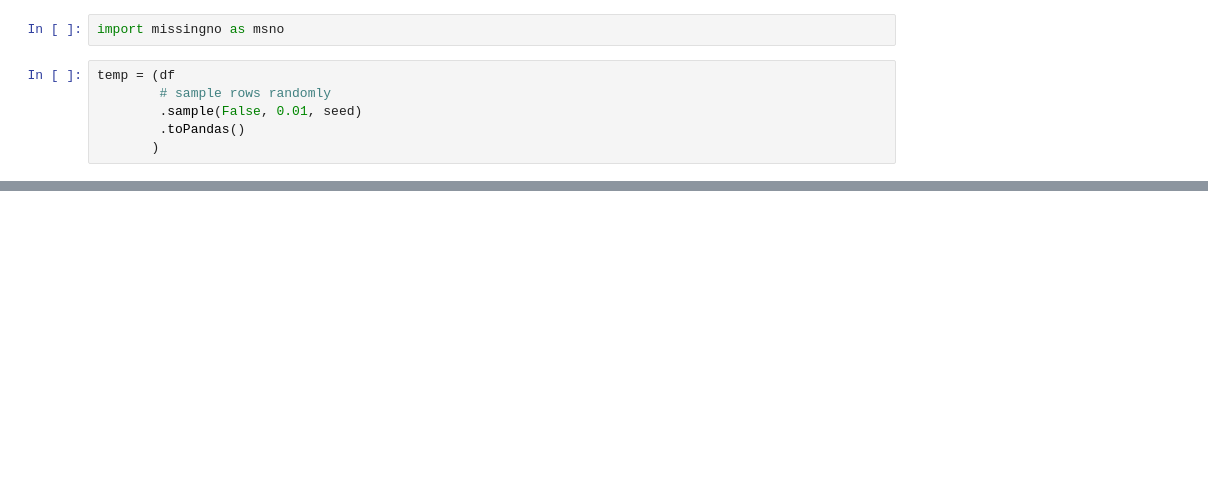
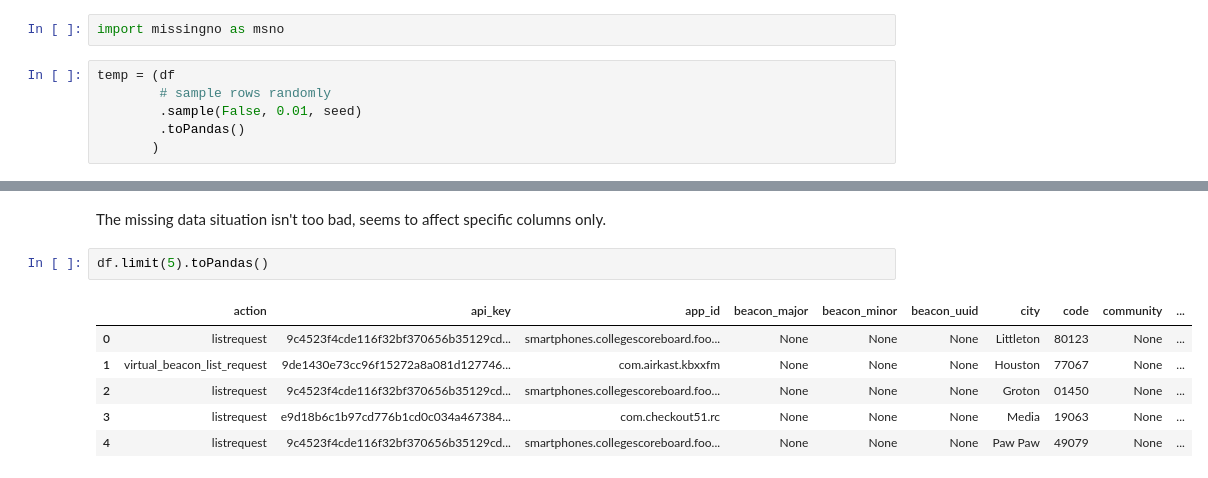
Before and after one commit to fqaiser94/DataEngChallenge, a Jupyter notebook: Freckle Data Engineer Challenge.ipynb, the cells around one changed output, grey strips where cells are left out. Cells and saved outputs as stored; diff of their text form; blank space fills up the shorter version.

```diff
--- a/Freckle Data Engineer Challenge.ipynb
+++ b/Freckle Data Engineer Challenge.ipynb
@@ -268,0 +276,11 @@ No missing data?
+# %% [markdown]
+The missing data situation isn't too bad, seems to affect specific columns only.
+# %%
+df.limit(5).toPandas()
+# %% [output]
+|  | action | api_key | app_id | beacon_major | beacon_minor | beacon_uuid | city | code | community | ... |
+| 0 | listrequest | 9c4523f4cde116f32bf370656b35129cd... | smartphones.collegescoreboard.foo... | None | None | None | Littleton | 80123 | None | ... |
+| 1 | virtual_beacon_list_request | 9de1430e73cc96f15272a8a081d127746... | com.airkast.kbxxfm | None | None | None | Houston | 77067 | None | ... |
+| 2 | listrequest | 9c4523f4cde116f32bf370656b35129cd... | smartphones.collegescoreboard.foo... | None | None | None | Groton | 01450 | None | ... |
+| 3 | listrequest | e9d18b6c1b97cd776b1cd0c034a467384... | com.checkout51.rc | None | None | None | Media | 19063 | None | ... |
+| 4 | listrequest | 9c4523f4cde116f32bf370656b35129cd... | smartphones.collegescoreboard.foo... | None | None | None | Paw Paw | 49079 | None | ... |
```
Also changed, not shown: parts of 7 cells of this notebook.
